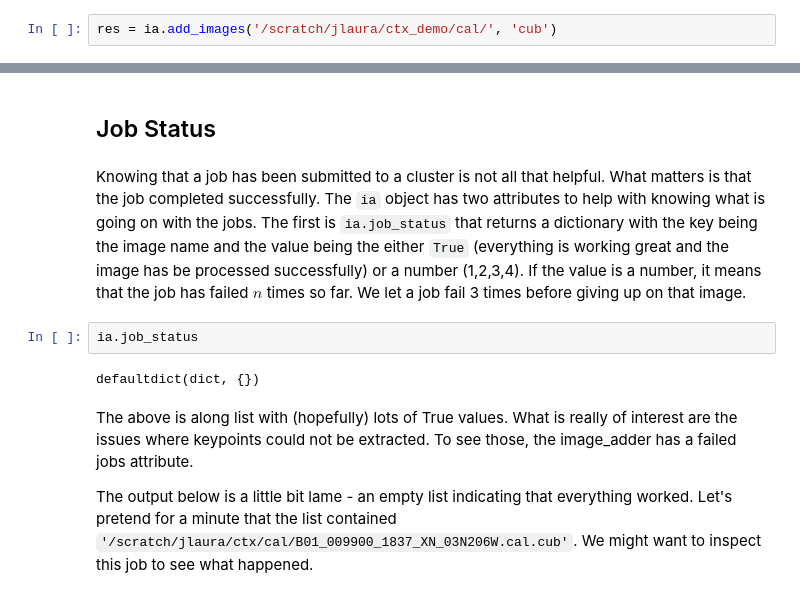
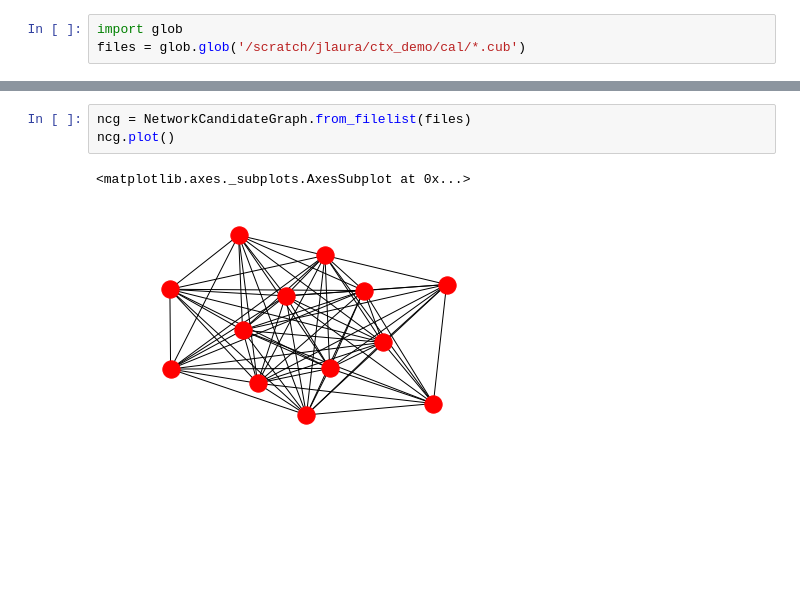
Before and after one commit to jlaura/autocnet_server, a Jupyter notebook: notebooks/01. NetworkCandidateGraph_Adding_Images.ipynb, the cells around one changed output, grey strips where cells are left out. Cells and saved outputs as stored; diff of their text form; blank space fills up the shorter version.

```diff
--- a/notebooks/01. NetworkCandidateGraph_Adding_Images.ipynb
+++ b/notebooks/01. NetworkCandidateGraph_Adding_Images.ipynb
@@ -34,2 +69,3 @@ Here a directory of images is added to the database. The `add_images` methods ta
 # %%
-res = ia.add_images('/scratch/jlaura/ctx_demo/cal/', 'cub')
+import glob
+files = glob.glob('/scratch/jlaura/ctx_demo/cal/*.cub')
@@ -50,12 +72,6 @@ ia.add_image('/scratch/jlaura/ctx_demo/cal/B12_014304_1893_XN_09N203W.cal.cub',
-# %% [markdown]
-## Job Status
-# %% [markdown]
-Knowing that a job has been submitted to a cluster is not all that helpful.  What matters is that the job completed successfully.  The `ia` object has two attributes to help with knowing what is going on with the jobs.  The first is `ia.job_status` that returns a dictionary with the key being the image name and the value being the either `True` (everything is working great and the image has be processed successfully) or a number (1,2,3,4).  If the value is a number, it means that the job has failed $n$ times so far.  We let a job fail 3 times before giving up on that image.
-# %%
-ia.job_status
-# %% [output]
-defaultdict(dict, {})
-# %% [markdown]
-The above is along list with (hopefully) lots of True values.  What is really of interest are the issues where keypoints could not be extracted.  To see those, the image_adder has a failed jobs attribute.
-
-The output below is a little bit lame - an empty list indicating that everything worked.  Let's pretend for a minute that the list contained `'/scratch/jlaura/ctx/cal/B01_009900_1837_XN_03N206W.cal.cub'`.  We might want to inspect this job to see what happened.
+# %%
+ncg = NetworkCandidateGraph.from_filelist(files)
+ncg.plot()
+# %% [output]
+<matplotlib.axes._subplots.AxesSubplot at 0x...>
+[figure, added]
```
Also changed, not shown: parts of 17 cells of this notebook, 5 other files.
